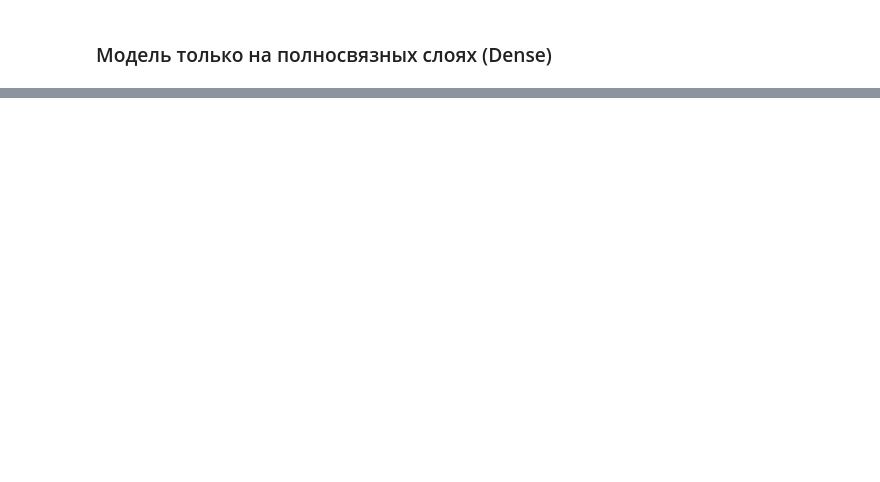
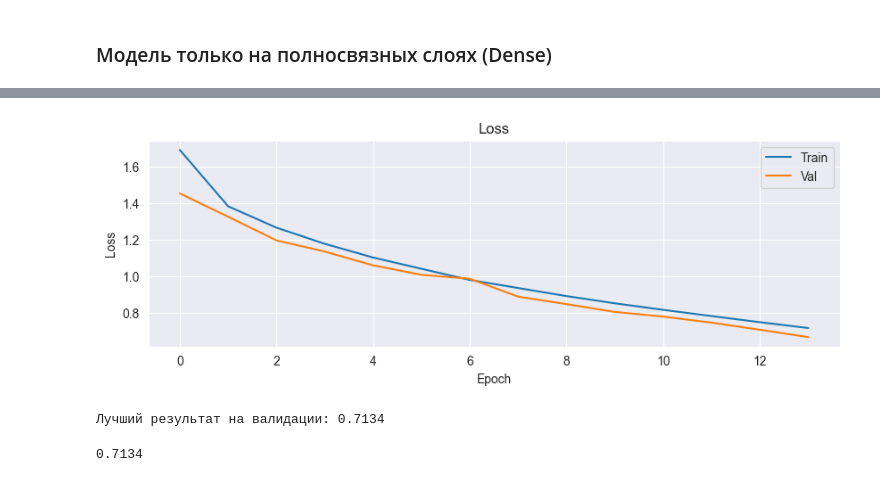
Before and after one commit to Alowator/Deep_Learning, a Jupyter notebook: 1/Task1.ipynb, the cells around one changed output, grey strips where cells are left out. Cells and saved outputs as stored; diff of their text form; code cells hidden in the pictures; blank space fills up the shorter version.

```diff
--- a/1/Task1.ipynb
+++ b/1/Task1.ipynb
@@ -144,0 +159,6 @@ test_layer_size(1, num_epochs=10)
+# %%
+test(ConvModel(), num_epochs=14)
+# %% [output]
+[figure, added]
+Лучший результат на валидации: 0.7134
+0.7134
```
Also changed, not shown: parts of 10 cells of this notebook, 2 other files.
